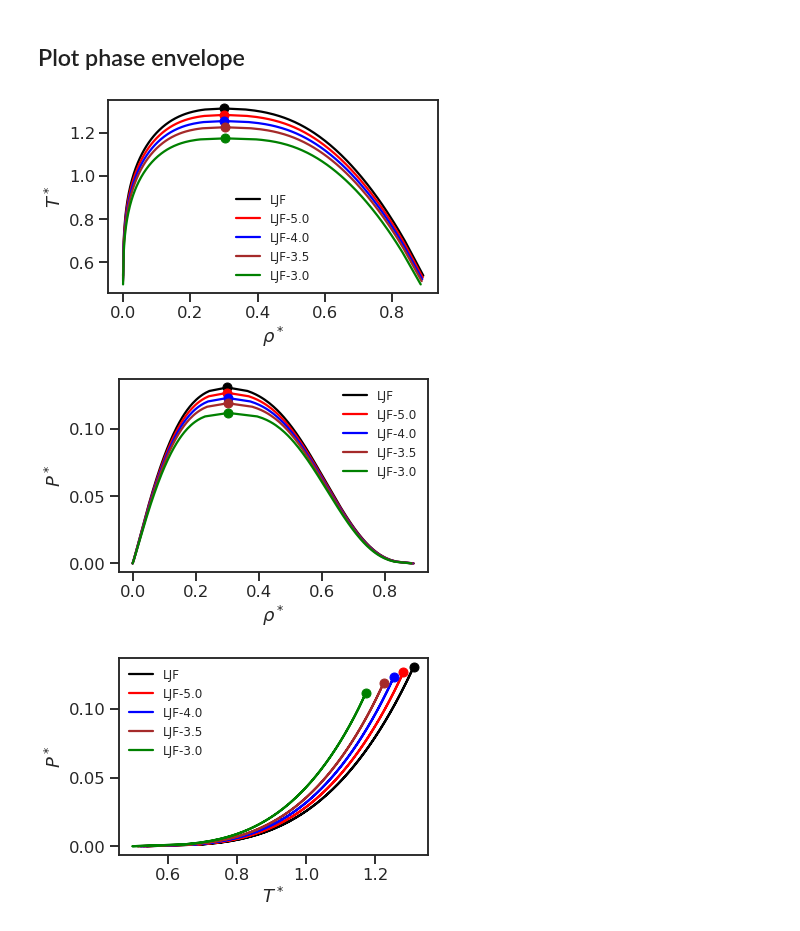
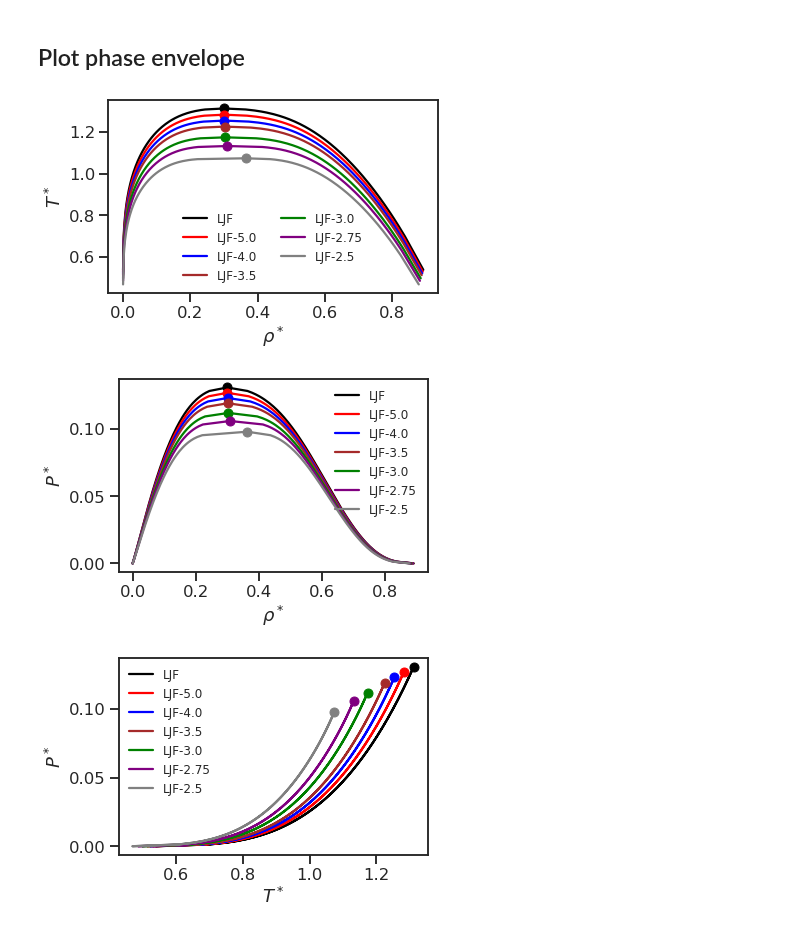
Before and after one commit to thermotools/thermopack, a Jupyter notebook: addon/pyExamples/notebooks/saftvrmie_truncation_correction.ipynb, the cells around one changed output. Drawn from its saved outputs; the diff is of its cells as text; code cells hidden in the pictures.

```diff
--- a/addon/pyExamples/notebooks/saftvrmie_truncation_correction.ipynb
+++ b/addon/pyExamples/notebooks/saftvrmie_truncation_correction.ipynb
@@ -10,17 +10,15 @@ sns.set_style('ticks')
 # Testing effect of truncation corrections to the Lennard-Jones fluid
 # %%
 # Lennard-Jones fluid
-ljf = saftvrmie()
-ljf.init("LJF")
+ljf = saftvrmie("LJF")
 ljf.set_tmin(temp=2.0)
 ljf.redefine_critical_parameters(silent=False, Tc_initials=[40], vc_initials=[1.0e-4])
 models = {}
 models["LJF"] = {"r_cut": "", "eos": ljf, "label": "LJF"}
-trunc_models = ["5.0", "4.0", "3.5", "3.0"]
+trunc_models = ["5.0", "4.0", "3.5", "3.0", "2.75", "2.5"]
 # Lennard-Jones fluid truncated and shifted models
 for mtc in trunc_models:
-    ljf_tc = saftvrmie()
-    ljf_tc.init("LJF")
+    ljf_tc = saftvrmie("LJF")
     ljf_tc.set_tmin(temp=2.0)
     ljf_tc.truncation_correction(True, True, float(mtc))
     ljf_tc.redefine_critical_parameters(silent=False, Tc_initials=[40], vc_initials=[1.0e-4])
@@ -29,7 +27,7 @@ for mtc in trunc_models:
 z = np.array([1.0])
 NA = 6.02214076e23
 KB = 1.380650524e-23
-colors = ["k", "r", "b", "brown", "g", "purple"]
+colors = ["k", "r", "b", "brown", "g", "purple", "gray"]
 # %%
 def calc_reduced_T(Ta, eps):
     """ Calculate reduced temperature
@@ -76,16 +74,16 @@ for m in models:
 # %%
 for ir, r in enumerate(results):
     plt.plot(results[r]["rhos"], results[r]["Ts"], color=colors[ir], label=r)
     plt.plot(results[r]["rhocs"], results[r]["Tcs"], color=colors[ir], marker="o")
 
 plt.xlabel(r"$\rho^*$")
 plt.ylabel(r"$T^*$")
-leg = plt.legend(loc="best", frameon=False, fontsize=12)
+leg = plt.legend(loc="best", frameon=False, fontsize=12, ncol=2)
 plt.tight_layout()
 plt.savefig("ljf_T_rho.pdf")
 plt.show()
 # %% [output]
-[figure, old version]
+[figure, new version]
 # %%
 for ir, r in enumerate(results):
     plt.plot(results[r]["rhos"], results[r]["Ps"], color=colors[ir], label=r)
@@ -98,7 +96,7 @@ plt.tight_layout()
 plt.savefig("ljf_P_rho.pdf")
 plt.show()
 # %% [output]
-[figure, old version]
+[figure, new version]
 # %%
 for ir, r in enumerate(results):
     plt.plot(results[r]["Ts"], results[r]["Ps"], color=colors[ir], label=r)
@@ -111,4 +109,4 @@ plt.tight_layout()
 plt.savefig("ljf_P_T.pdf")
 plt.show()
 # %% [output]
-[figure, old version]
+[figure, new version]
```
Also changed, not shown: parts of 1 cell of this notebook, 21 other files.
